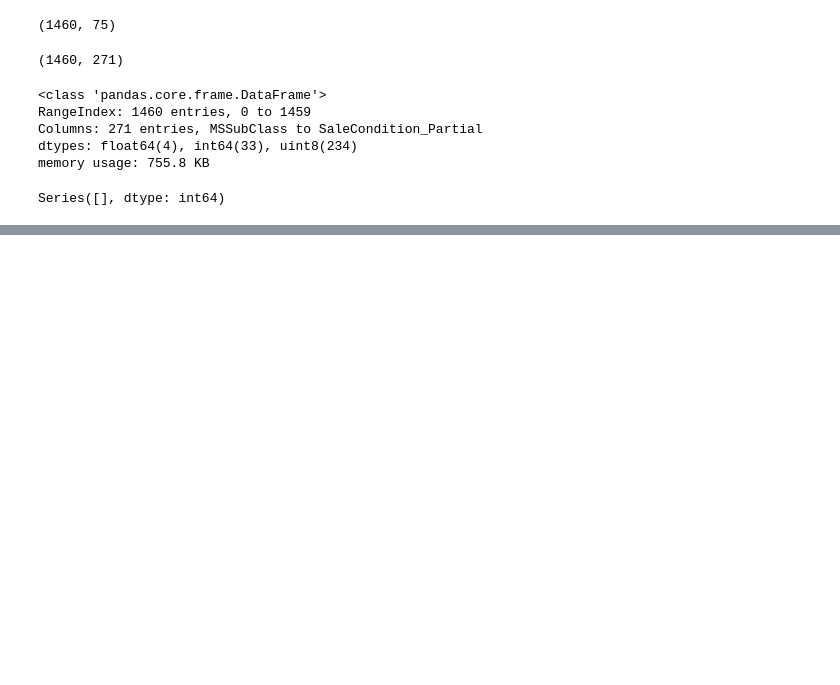
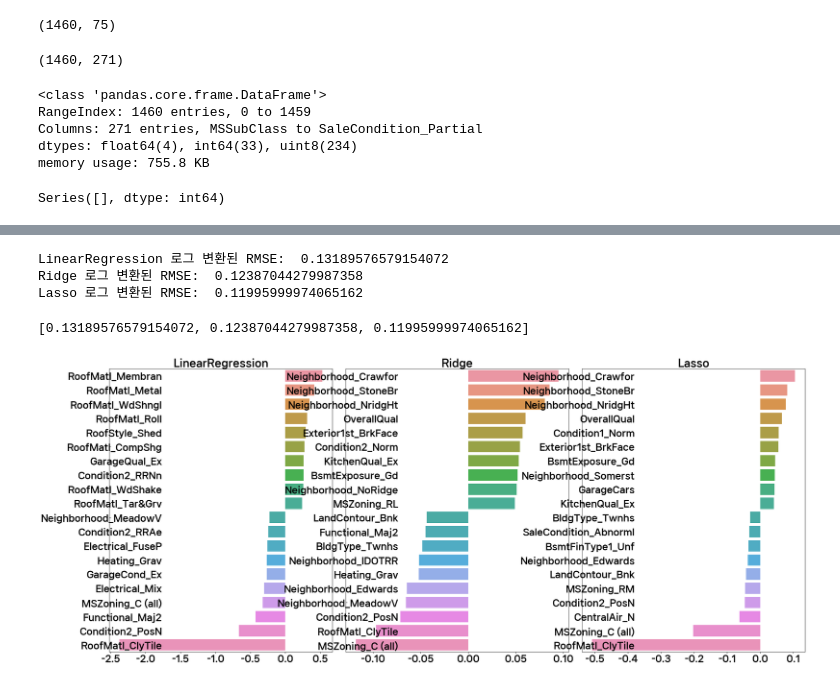
Before and after one commit to 107131n/phython_ex, a Jupyter notebook: 09_시계열/04_house.ipynb, the cells around one changed output, grey strips where cells are left out. Cells and saved outputs as stored; diff of their text form; code cells hidden in the pictures; blank space fills up the shorter version.

```diff
--- a/09_시계열/04_house.ipynb
+++ b/09_시계열/04_house.ipynb
@@ -148,0 +261,23 @@ Series([], dtype: int64)
+# %%
+lr_reg = LinearRegression()
+lr_reg.fit(X_train, y_train)
+ridge_reg = Ridge(alpha=12)
+ridge_reg.fit(X_train, y_train)
+lasso_reg = Lasso(alpha=0.001)
+lasso_reg.fit(X_train, y_train)
+
+models = [lr_reg, ridge_reg, lasso_reg]
+get_rmses(models)
+# LinearRegression 로그 변환된 RMSE:  0.13189576579154072
+# Ridge 로그 변환된 RMSE:  0.12750846334053154
+# Lasso 로그 변환된 RMSE:  0.17628250556471395
+# %% [output]
+LinearRegression 로그 변환된 RMSE:  0.13189576579154072
+Ridge 로그 변환된 RMSE:  0.12387044279987358
+Lasso 로그 변환된 RMSE:  0.11995999974065162
+[0.13189576579154072, 0.12387044279987358, 0.11995999974065162]
+# %%
+models=[lr_reg, ridge_reg, lasso_reg]
+visualize_coefficient(models)
+# %% [output]
+[figure, added]
```
Also changed, not shown: parts of 27 cells of this notebook, 18 other files.
